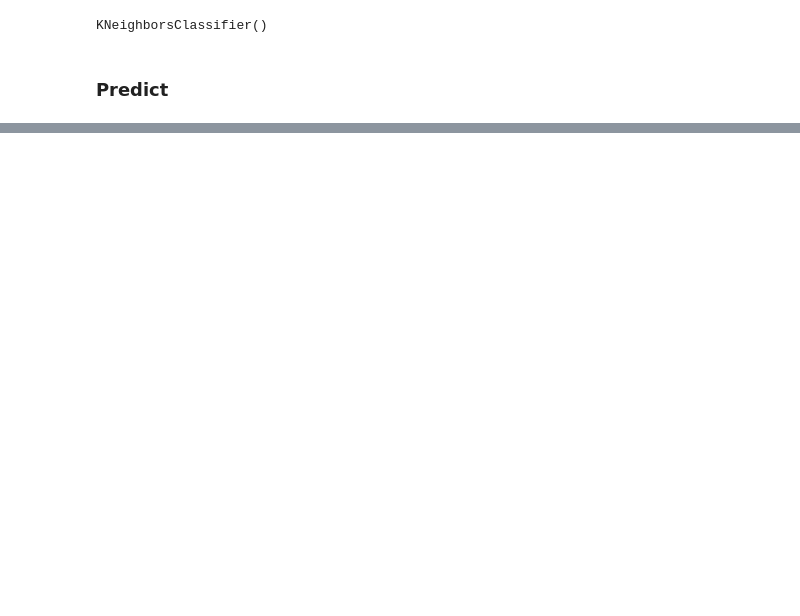
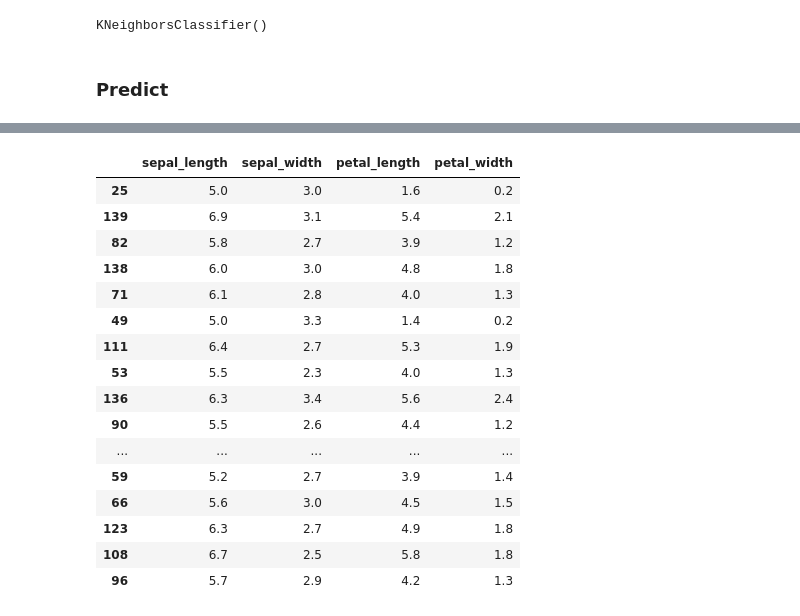
Before and after one commit to nurbujang/myworkw23, a Jupyter notebook: sklearn.ipynb, the cells around one changed output, grey strips where cells are left out. Drawn from its saved outputs; the diff is of its cells as text; code cells hidden in the pictures; blank space fills up the shorter version.

```diff
--- a/sklearn.ipynb
+++ b/sklearn.ipynb
@@ -117,0 +193,3 @@ knn.predict([[5.2, 3.7, 1.6, 1.4]])
+# %%
+# X_train, X_test, y_train, y_test = train_test_split(X, y, test_size=0.33, random_state=42)
+mod.train_test_split(inputs, outputs, test_size=0.33)
@@ -117,0 +214,2 @@ knn.predict([[5.2, 3.7, 1.6, 1.4]])
+# %%
+inputs_train, inputs_test, outputs_train, outputs_test = mod.train_test_split(inputs, outputs, test_size=0.33)
@@ -117,0 +247,20 @@ knn.predict([[5.2, 3.7, 1.6, 1.4]])
+# %%
+inputs_test
+# %% [output]
+|  | sepal_length | sepal_width | petal_length | petal_width |
+| 25 | 5.0 | 3.0 | 1.6 | 0.2 |
+| 139 | 6.9 | 3.1 | 5.4 | 2.1 |
+| 82 | 5.8 | 2.7 | 3.9 | 1.2 |
+| 138 | 6.0 | 3.0 | 4.8 | 1.8 |
+| 71 | 6.1 | 2.8 | 4.0 | 1.3 |
+| 49 | 5.0 | 3.3 | 1.4 | 0.2 |
+| 111 | 6.4 | 2.7 | 5.3 | 1.9 |
+| 53 | 5.5 | 2.3 | 4.0 | 1.3 |
+| 136 | 6.3 | 3.4 | 5.6 | 2.4 |
+| 90 | 5.5 | 2.6 | 4.4 | 1.2 |
+| ... | ... | ... | ... | ... |
+| 59 | 5.2 | 2.7 | 3.9 | 1.4 |
+| 66 | 5.6 | 3.0 | 4.5 | 1.5 |
+| 123 | 6.3 | 2.7 | 4.9 | 1.8 |
+| 108 | 6.7 | 2.5 | 5.8 | 1.8 |
+| 96 | 5.7 | 2.9 | 4.2 | 1.3 |
```
Also changed, not shown: parts of 27 cells of this notebook.
